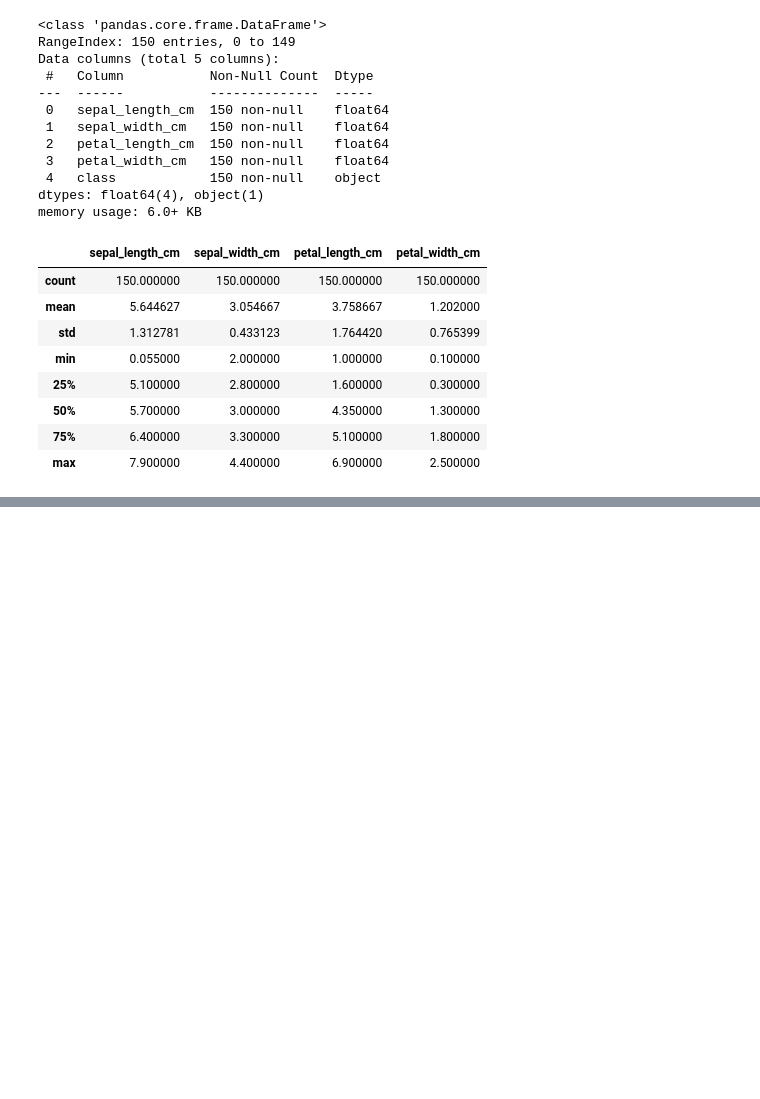
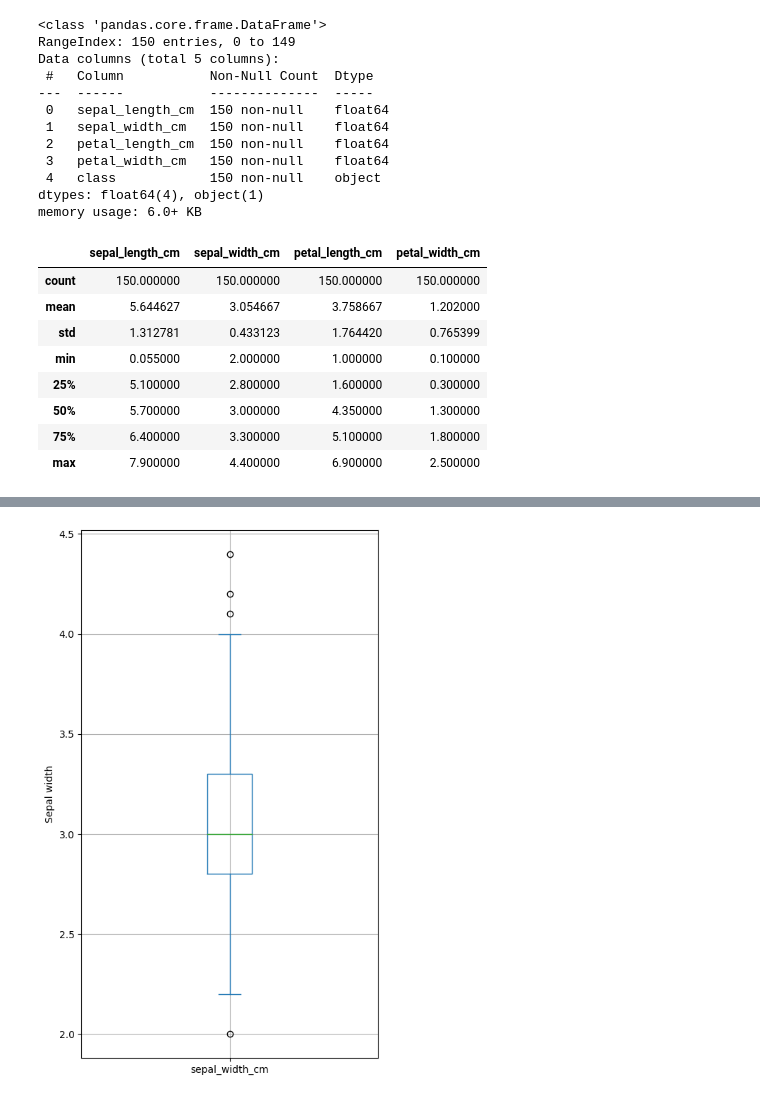
Before and after one commit to MargaMontV/dataptmad0223_labs, a Jupyter notebook: module-3/data-cleaning-challenge/your-code/data-cleaning-challenge.ipynb, the cells around one changed output, grey strips where cells are left out. Drawn from its saved outputs; the diff is of its cells as text; code cells hidden in the pictures; blank space fills up the shorter version.

```diff
--- a/module-3/data-cleaning-challenge/your-code/data-cleaning-challenge.ipynb
+++ b/module-3/data-cleaning-challenge/your-code/data-cleaning-challenge.ipynb
@@ -134,0 +194,10 @@ flowers.describe()
+# %%
+#Sepal width
+data = flowers_dummies['sepal_width_cm']
+ax = data.plot.box(figsize=(5, 8))
+ax.set_ylabel('Sepal width')
+plt.tight_layout()
+plt.grid()
+plt.show()
+# %% [output]
+[figure, added]
```
Also changed, not shown: parts of 20 cells of this notebook.
